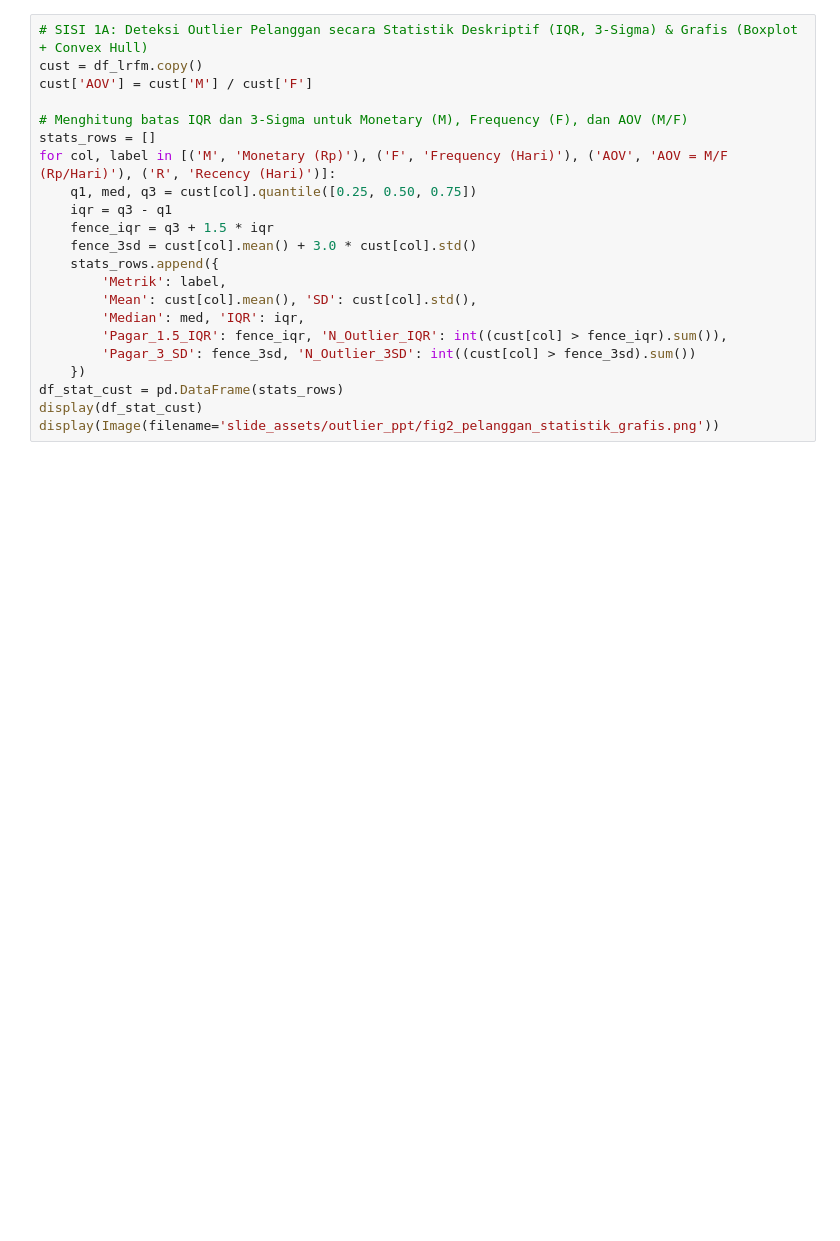
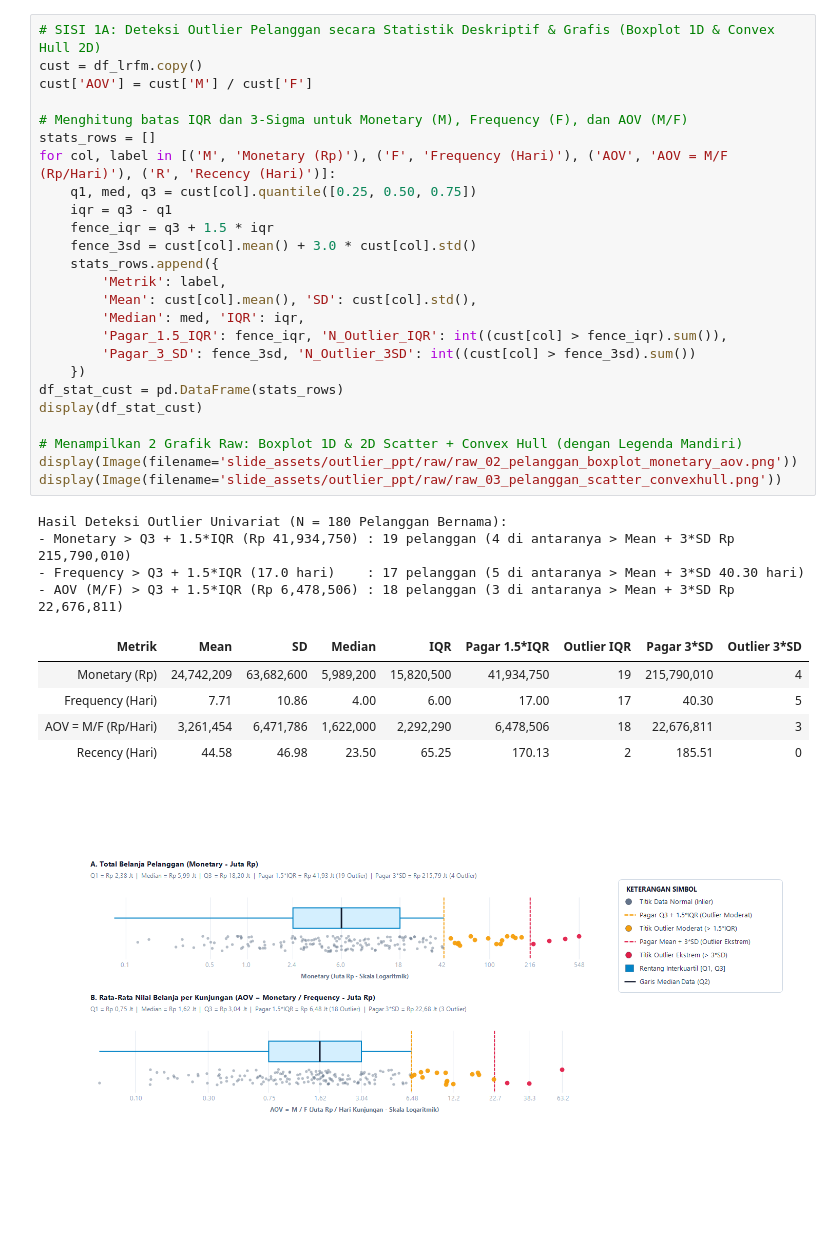
Before and after one commit to Terano24/ADD-adudu, a Jupyter notebook: 06_tugas_outlier_detection_frozen_food.ipynb, the cells around one changed output. Drawn from its saved outputs; the diff is of its cells as text; blank space fills up the shorter version.

```diff
--- a/06_tugas_outlier_detection_frozen_food.ipynb
+++ b/06_tugas_outlier_detection_frozen_food.ipynb
@@ -110,22 +89,36 @@ Berdasarkan sintesis materi **Week 5 (Slide 4: Contoh *Purchasing* -- pelanggan
 # %%
-# SISI 1A: Deteksi Outlier Pelanggan secara Statistik Deskriptif (IQR, 3-Sigma) & Grafis (Boxplot + Convex Hull)
+# SISI 1A: Deteksi Outlier Pelanggan secara Statistik Deskriptif & Grafis (Boxplot 1D & Convex Hull 2D)
 cust = df_lrfm.copy()
 cust['AOV'] = cust['M'] / cust['F']
 
 # Menghitung batas IQR dan 3-Sigma untuk Monetary (M), Frequency (F), dan AOV (M/F)
 stats_rows = []
 for col, label in [('M', 'Monetary (Rp)'), ('F', 'Frequency (Hari)'), ('AOV', 'AOV = M/F (Rp/Hari)'), ('R', 'Recency (Hari)')]:
     q1, med, q3 = cust[col].quantile([0.25, 0.50, 0.75])
     iqr = q3 - q1
     fence_iqr = q3 + 1.5 * iqr
     fence_3sd = cust[col].mean() + 3.0 * cust[col].std()
     stats_rows.append({
         'Metrik': label,
         'Mean': cust[col].mean(), 'SD': cust[col].std(),
         'Median': med, 'IQR': iqr,
         'Pagar_1.5_IQR': fence_iqr, 'N_Outlier_IQR': int((cust[col] > fence_iqr).sum()),
         'Pagar_3_SD': fence_3sd, 'N_Outlier_3SD': int((cust[col] > fence_3sd).sum())
     })
 df_stat_cust = pd.DataFrame(stats_rows)
 display(df_stat_cust)
-display(Image(filename='slide_assets/outlier_ppt/fig2_pelanggan_statistik_grafis.png'))
+
+# Menampilkan 2 Grafik Raw: Boxplot 1D & 2D Scatter + Convex Hull (dengan Legenda Mandiri)
+display(Image(filename='slide_assets/outlier_ppt/raw/raw_02_pelanggan_boxplot_monetary_aov.png'))
+display(Image(filename='slide_assets/outlier_ppt/raw/raw_03_pelanggan_scatter_convexhull.png'))
+# %% [output]
+Hasil Deteksi Outlier Univariat (N = 180 Pelanggan Bernama):
+- Monetary > Q3 + 1.5*IQR (Rp 41,934,750) : 19 pelanggan (4 di antaranya > Mean + 3*SD Rp 215,790,010)
+- Frequency > Q3 + 1.5*IQR (17.0 hari)    : 17 pelanggan (5 di antaranya > Mean + 3*SD 40.30 hari)
+- AOV (M/F) > Q3 + 1.5*IQR (Rp 6,478,506) : 18 pelanggan (3 di antaranya > Mean + 3*SD Rp 22,676,811)
+| Metrik | Mean | SD | Median | IQR | Pagar 1.5*IQR | Outlier IQR | Pagar 3*SD | Outlier 3*SD |
+| Monetary (Rp) | 24,742,209 | 63,682,600 | 5,989,200 | 15,820,500 | 41,934,750 | 19 | 215,790,010 | 4 |
+| Frequency (Hari) | 7.71 | 10.86 | 4.00 | 6.00 | 17.00 | 17 | 40.30 | 5 |
+| AOV = M/F (Rp/Hari) | 3,261,454 | 6,471,786 | 1,622,000 | 2,292,290 | 6,478,506 | 18 | 22,676,811 | 3 |
+| Recency (Hari) | 44.58 | 46.98 | 23.50 | 65.25 | 170.13 | 2 | 185.51 | 0 |
+[figure, added]
```
Also changed, not shown: parts of 14 cells of this notebook, 17 other files.
